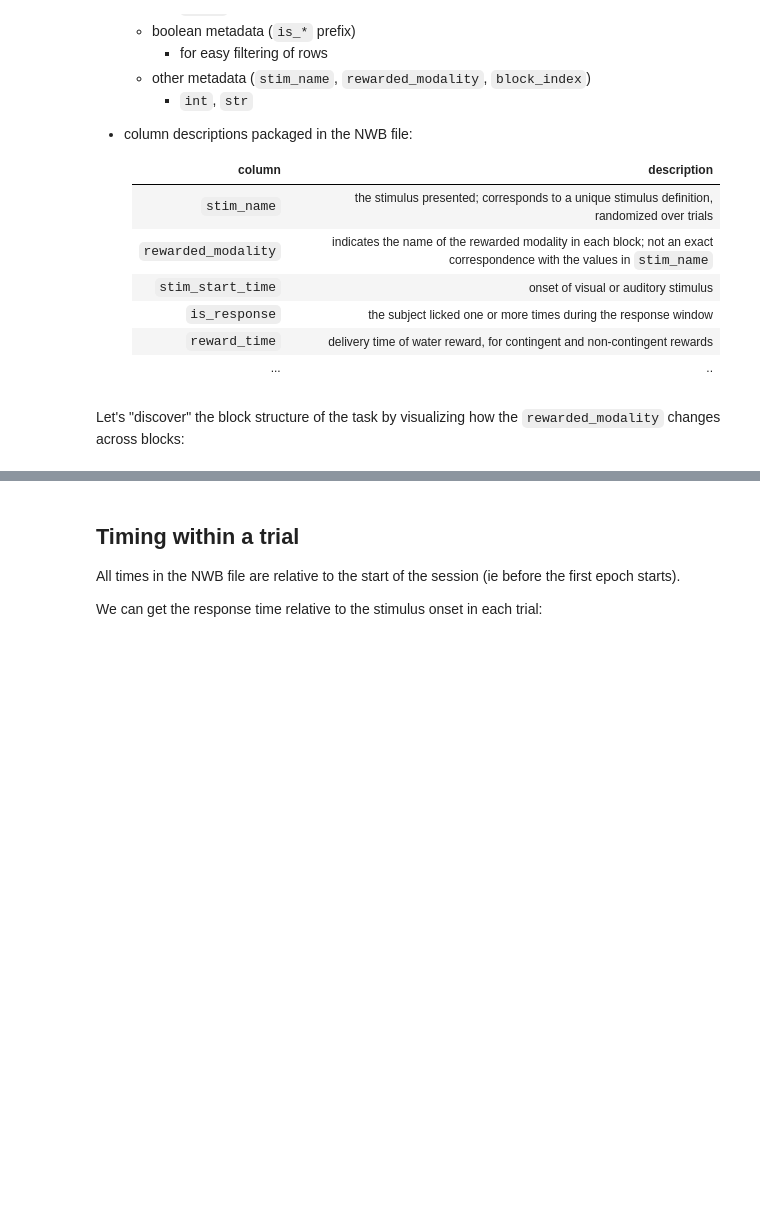
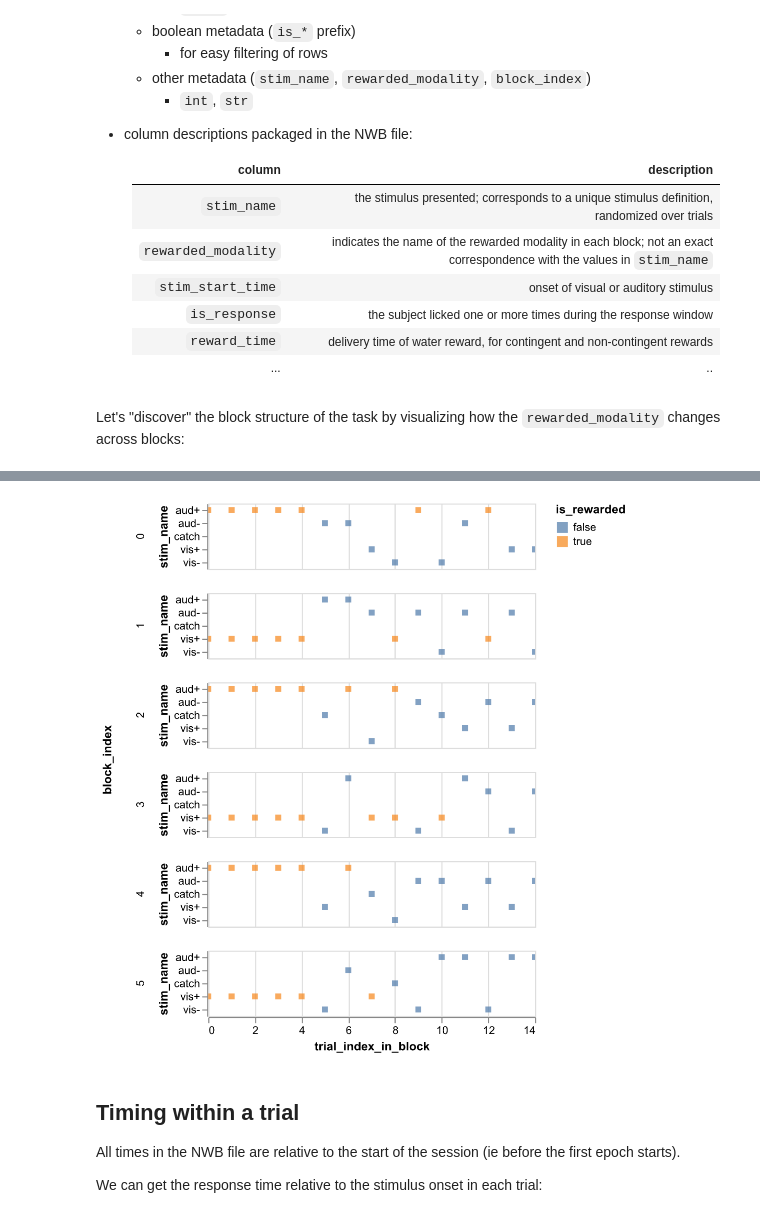
Before and after one commit to AllenNeuralDynamics/conect-dev-capsule, a Jupyter notebook: code/remote/dynamic_routing_tutorial_remote.ipynb, the cells around one changed output, grey strips where cells are left out. Cells and saved outputs as stored; diff of their text form; code cells hidden in the pictures; blank space fills up the shorter version.

Commit message:
Add plots

```diff
--- a/code/remote/dynamic_routing_tutorial_remote.ipynb
+++ b/code/remote/dynamic_routing_tutorial_remote.ipynb
@@ -135,16 +172,18 @@ trials_df.plot.point(
 # %%
 (
     # stimulus identity in the first few trials of each block:
     trials_df.filter(pl.col("trial_index_in_block") < 15)
-    .plot.point(
+    .plot.square(
         x="trial_index_in_block",
         y="stim_name",
         row="block_index",
         color="is_rewarded",
         tooltip=["stim_name", "is_target"],
     )
     .properties(height=60)
 )
+# %% [output]
+[figure, added]
 # %% [markdown]
 ## Timing within a trial
 
```
Also changed, not shown: parts of 29 cells of this notebook.
